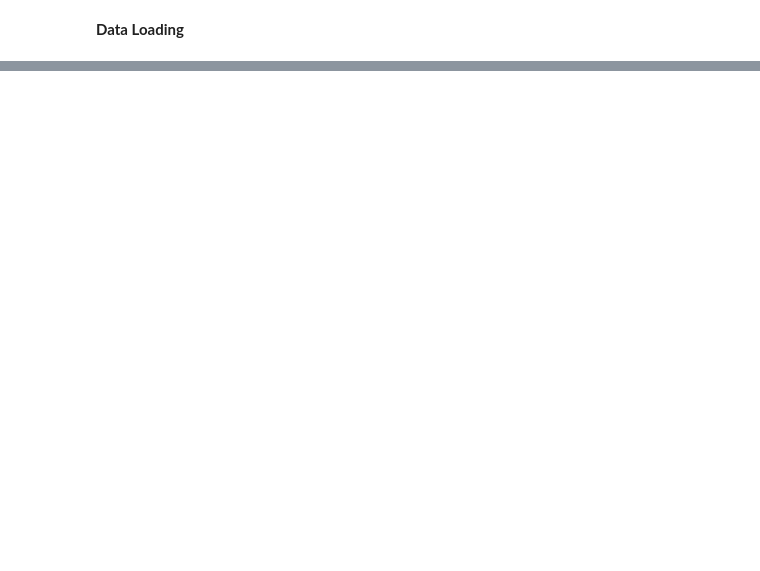
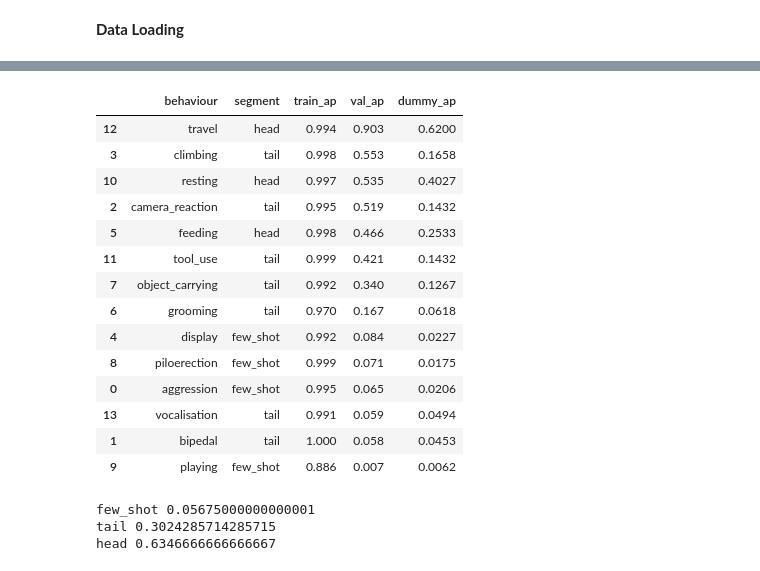
Before and after one commit to obrookes/imslowfast, a Jupyter notebook: notebooks/__results_generation.ipynb, the cells around one changed output, grey strips where cells are left out. Cells and saved outputs as stored; diff of their text form; code cells hidden in the pictures; blank space fills up the shorter version.

```diff
--- a/notebooks/__results_generation.ipynb
+++ b/notebooks/__results_generation.ipynb
@@ -119,0 +211,57 @@ results_df.groupby("segment")[results_df.columns[2:]].mean().T
+# %%
+dummy_aps = [
+    0.0206,
+    0.0453,
+    0.1432,
+    0.1658,
+    0.0227,
+    0.2533,
+    0.0618,
+    0.1267,
+    0.0175,
+    0.0062,
+    0.4027,
+    0.1432,
+    0.62,
+    0.0494,
+]
+
+exclusive_df = pd.DataFrame(
+    {
+        "behaviour": behaviours,
+        "segment": segments,
+        "train_ap": calculate_metrics(train_df),
+        "val_ap": calculate_metrics(val_df),
+        "dummy_ap": dummy_aps,
+    }
+)
+# %%
+exclusive_df.sort_values(by="val_ap", ascending=False)
+# %% [output]
+|  | behaviour | segment | train_ap | val_ap | dummy_ap |
+| 12 | travel | head | 0.994 | 0.903 | 0.6200 |
+| 3 | climbing | tail | 0.998 | 0.553 | 0.1658 |
+| 10 | resting | head | 0.997 | 0.535 | 0.4027 |
+| 2 | camera_reaction | tail | 0.995 | 0.519 | 0.1432 |
+| 5 | feeding | head | 0.998 | 0.466 | 0.2533 |
+| 11 | tool_use | tail | 0.999 | 0.421 | 0.1432 |
+| 7 | object_carrying | tail | 0.992 | 0.340 | 0.1267 |
+| 6 | grooming | tail | 0.970 | 0.167 | 0.0618 |
+| 4 | display | few_shot | 0.992 | 0.084 | 0.0227 |
+| 8 | piloerection | few_shot | 0.999 | 0.071 | 0.0175 |
+| 0 | aggression | few_shot | 0.995 | 0.065 | 0.0206 |
+| 13 | vocalisation | tail | 0.991 | 0.059 | 0.0494 |
+| 1 | bipedal | tail | 1.000 | 0.058 | 0.0453 |
+| 9 | playing | few_shot | 0.886 | 0.007 | 0.0062 |
+# %%
+for s in exclusive_df.segment.unique():
+    print(
+        s,
+        exclusive_df[exclusive_df.segment == s][exclusive_df.columns[2:]][
+            "val_ap"
+        ].mean(),
+    )
+# %% [output]
+few_shot 0.05675000000000001
+tail 0.3024285714285715
+head 0.6346666666666667
```
Also changed, not shown: parts of 17 cells of this notebook, 1 other file.
